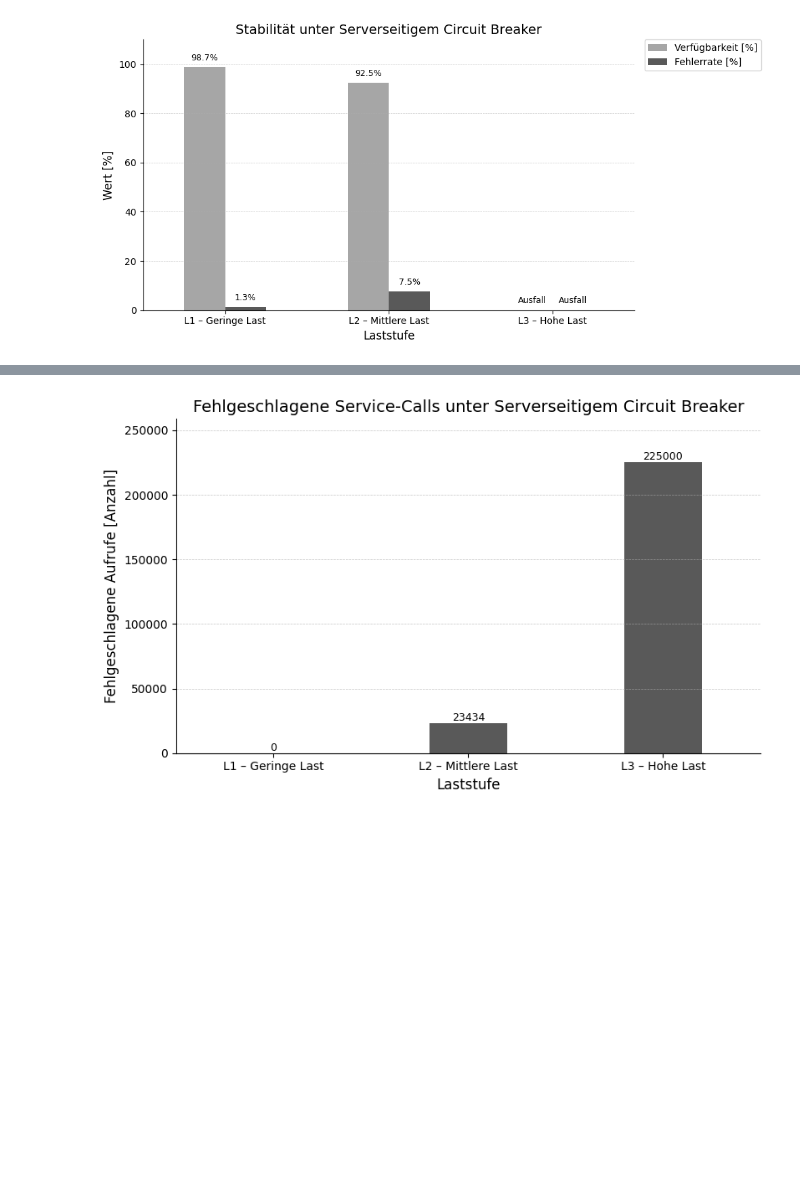
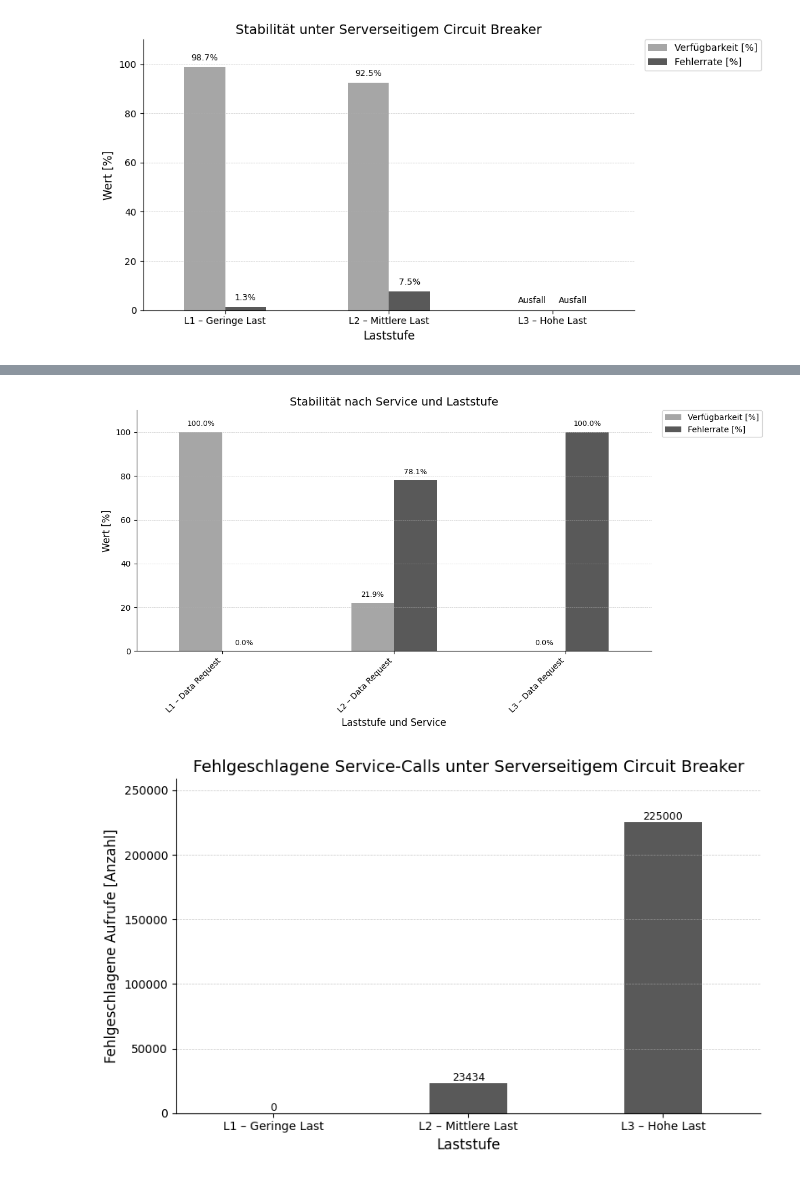
Before and after one commit to semmel92/BA_REIHS_PROJECT, a Jupyter notebook: BA_Notebook/serverCircuitBreaker.ipynb, the cells around one changed output, grey strips where cells are left out. Cells and saved outputs as stored; diff of their text form; code cells hidden in the pictures; blank space fills up the shorter version.

```diff
--- a/BA_Notebook/serverCircuitBreaker.ipynb
+++ b/BA_Notebook/serverCircuitBreaker.ipynb
@@ -384,3 +452,79 @@ plt.show()
+# %%
+import pandas as pd
+import matplotlib.pyplot as plt
+import numpy as np
+
+# --- Helferfunktion zur Auswertung pro Service (label) ---
+def compute_stability_by_label(dfs, laststufe):
+    df = pd.concat(dfs, ignore_index=True)
+    results = []
+
+    for label_name in df["label"].unique():
+        df_label = df[df["label"] == label_name]
+        total = len(df_label)
+        success = df_label["success"] == True
+        failed = total - success.sum()
+
+        results.append({
+            "Laststufe": f"{laststufe} – {label_name}",
+            "Verfügbarkeit [%]": round((success.sum() / total) * 100, 1) if total > 0 else np.nan,
+            "Fehlerrate [%]": round((failed / total) * 100, 1) if total > 0 else np.nan
+        })
+
+    return results
+
+# --- Daten zusammentragen ---
+stability_df = pd.DataFrame(
+    compute_stability_by_label([df_L1_1, df_L1_2, df_L1_3], "L1") +
+    compute_stability_by_label([df_L2_1, df_L2_2, df_L2_3], "L2") +
+    compute_stability_by_label([df_L3_1, df_L3_2, df_L3_3], "L3")
+)
+
+# --- Visualisierung ---
+labels_x = stability_df["Laststufe"].unique()
+data_x = np.arange(len(labels_x))
+width = 0.25
+
+verf = stability_df["Verfügbarkeit [%]"].values
+fehler = stability_df["Fehlerrate [%]"].values
+
+fig = plt.figure(figsize=(12, 6))
+ax = fig.add_subplot()
+
+bars_verf = ax.bar(data_x - width / 2, verf, width, label="Verfügbarkeit [%]", color="#a6a6a6")
+bars_fail = ax.bar(data_x + width / 2, fehler, width, label="Fehlerrate [%]", color="#595959")
+
+def annotate_bars(bars, werte, unit="%", offset=2):
+    for i, bar in enumerate(bars):
+        height = bar.get_height()
+        label = f"{height:.1f}{unit}" if not np.isnan(height) else "Ausfall"
+        ax.text(bar.get_x() + bar.get_width() / 2, height + offset if not np.isnan(height) else offset,
+                label, ha='center', va='bottom', fontsize=9)
+
+annotate_bars(bars_verf, verf)
+annotate_bars(bars_fail, fehler)
+
+ax.set_xlabel("Laststufe und Service", fontsize=12)
+ax.set_ylabel("Wert [%]", fontsize=12)
+ax.set_title("Stabilität nach Service und Laststufe", fontsize=14)
+
+ax.set_xticks(data_x)
+ax.set_xticklabels(labels_x, rotation=45, ha='right')
+ax.tick_params(axis='both', labelsize=10)
+
+ax.grid(axis='y', linestyle='--', linewidth=0.5, alpha=0.7)
+for spine in ['top', 'right']:
+    ax.spines[spine].set_visible(False)
+
+ax.legend(loc='upper left', bbox_to_anchor=(1.02, 1), borderaxespad=0)
+ax.set_ylim(0, 110)
+ax.set_xlim(-0.5, len(labels_x) - 0.5)
+
+plt.tight_layout()
+plt.subplots_adjust(right=0.8)
+plt.show()
+# %% [output]
+[figure, added]
 # %%
 import matplotlib.pyplot as plt
 import numpy as np
```
Also changed, not shown: parts of 1 cell of this notebook, 57 other files.
